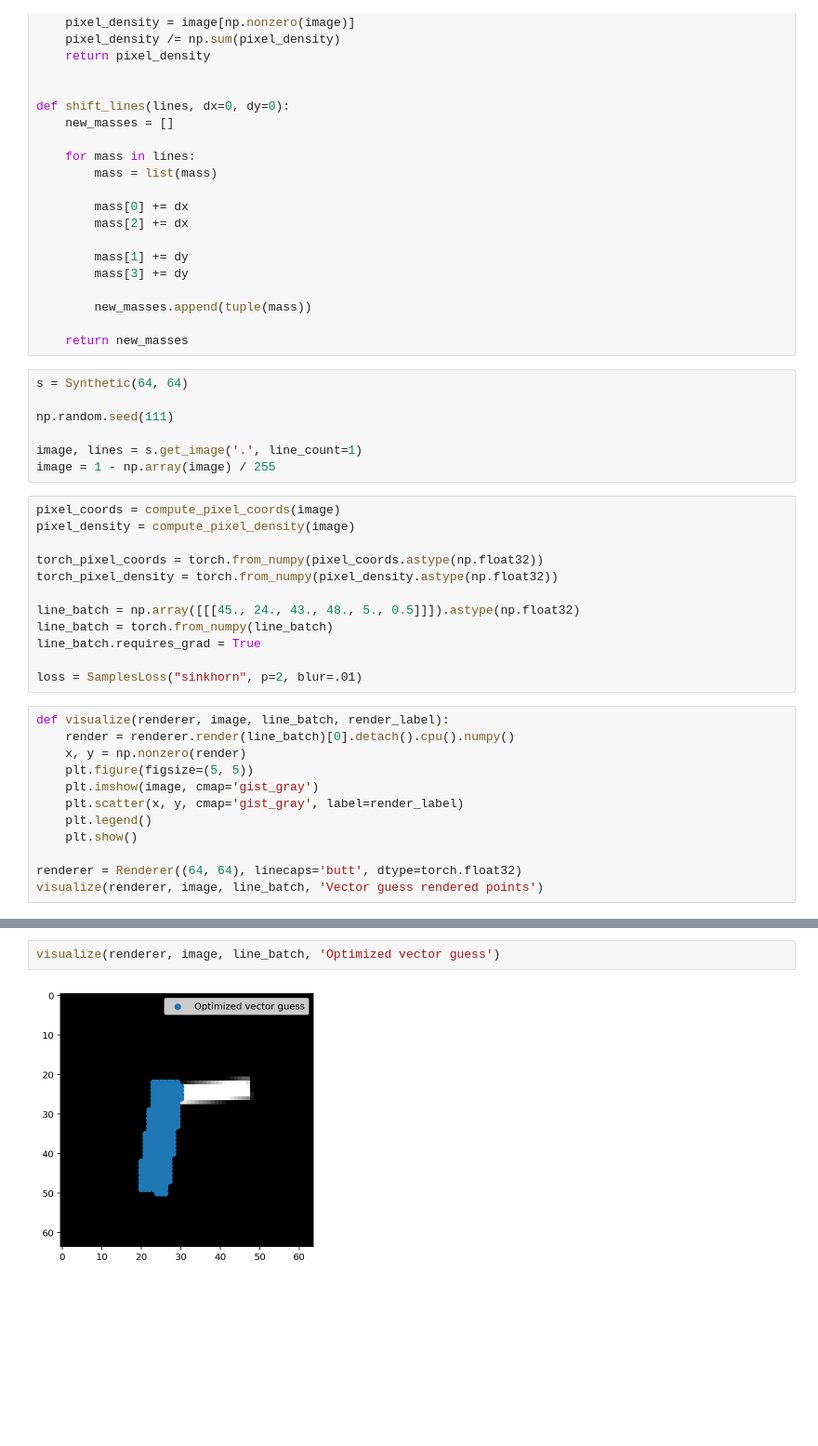
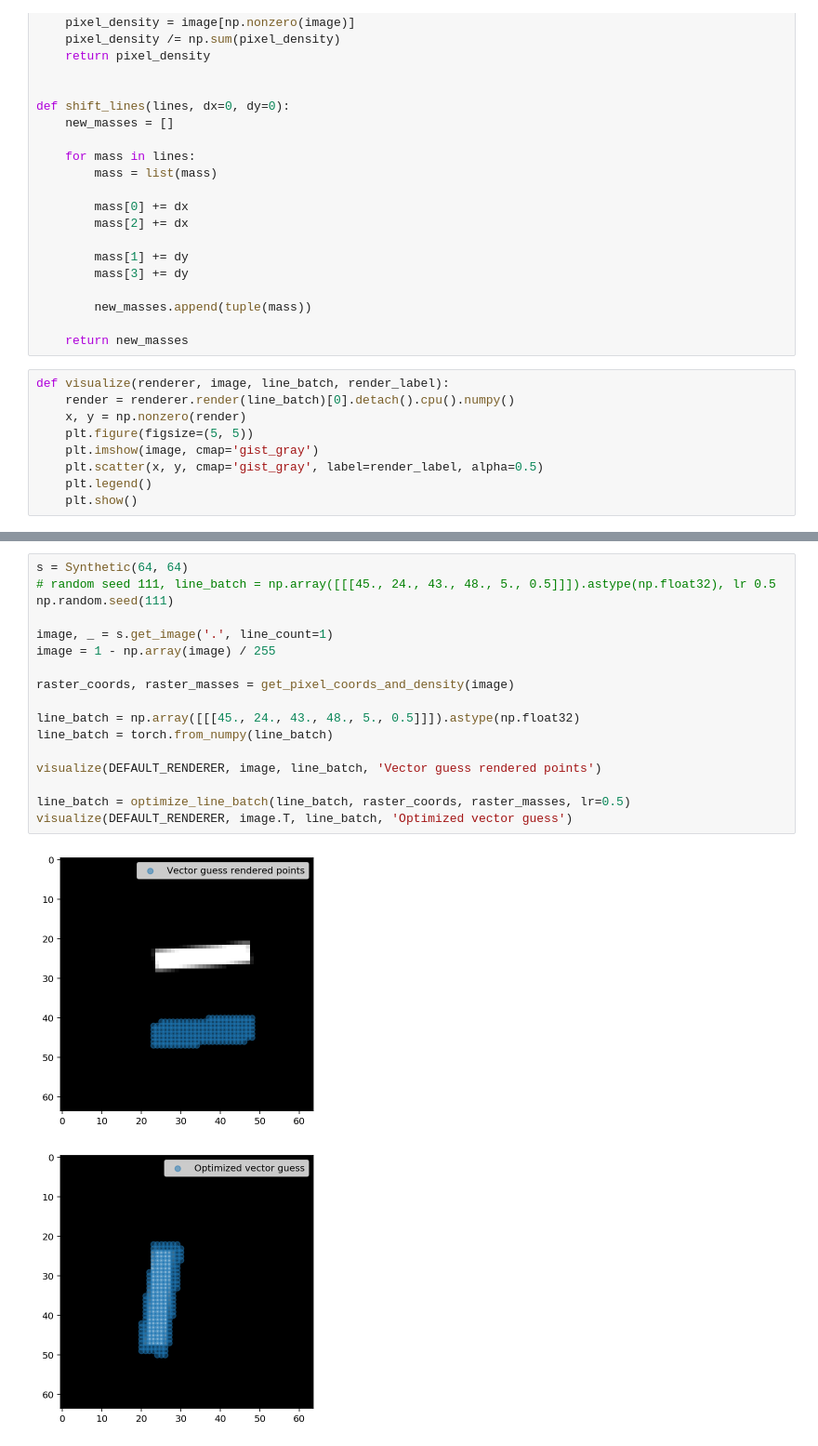
Before and after one commit to apnkv/optimization_vectorization, a Jupyter notebook: differentiable.ipynb, the cells around one changed output, grey strips where cells are left out. Shown at 93% size. Drawn from its saved outputs; the diff is of its cells as text; blank space fills up the shorter version.

Commit message:
Working transport through differentiable rendering

```diff
--- a/differentiable.ipynb
+++ b/differentiable.ipynb
@@ -39,34 +39,12 @@ def shift_lines(lines, dx=0, dy=0):
         new_masses.append(tuple(mass))
 
     return new_masses
-# %%
-s = Synthetic(64, 64)
-
-np.random.seed(111)
-
-image, lines = s.get_image('.', line_count=1)
-image = 1 - np.array(image) / 255
-# %%
-pixel_coords = compute_pixel_coords(image)
-pixel_density = compute_pixel_density(image)
-
-torch_pixel_coords = torch.from_numpy(pixel_coords.astype(np.float32))
-torch_pixel_density = torch.from_numpy(pixel_density.astype(np.float32))
-
-line_batch = np.array([[[45., 24., 43., 48., 5., 0.5]]]).astype(np.float32)
-line_batch = torch.from_numpy(line_batch)
-line_batch.requires_grad = True
-
-loss = SamplesLoss("sinkhorn", p=2, blur=.01)
 # %%
 def visualize(renderer, image, line_batch, render_label):
     render = renderer.render(line_batch)[0].detach().cpu().numpy()
     x, y = np.nonzero(render)
     plt.figure(figsize=(5, 5))
     plt.imshow(image, cmap='gist_gray')
-    plt.scatter(x, y, cmap='gist_gray', label=render_label)
+    plt.scatter(x, y, cmap='gist_gray', label=render_label, alpha=0.5)
     plt.legend()
     plt.show()
-
-renderer = Renderer((64, 64), linecaps='butt', dtype=torch.float32)
-visualize(renderer, image, line_batch, 'Vector guess rendered points')
@@ -98,4 +91,20 @@ for i in tqdm(range(50)):
-# %%
-visualize(renderer, image, line_batch, 'Optimized vector guess')
-# %% [output]
-[figure, removed]
+# %%
+s = Synthetic(64, 64)
+# random seed 111, line_batch = np.array([[[45., 24., 43., 48., 5., 0.5]]]).astype(np.float32), lr 0.5
+np.random.seed(111)
+
+image, _ = s.get_image('.', line_count=1)
+image = 1 - np.array(image) / 255
+
+raster_coords, raster_masses = get_pixel_coords_and_density(image)
+
+line_batch = np.array([[[45., 24., 43., 48., 5., 0.5]]]).astype(np.float32)
+line_batch = torch.from_numpy(line_batch)
+
+visualize(DEFAULT_RENDERER, image, line_batch, 'Vector guess rendered points')
+
+line_batch = optimize_line_batch(line_batch, raster_coords, raster_masses, lr=0.5)
+visualize(DEFAULT_RENDERER, image.T, line_batch, 'Optimized vector guess')
+# %% [output]
+[figure, added]
+[figure, added]
```
Also changed, not shown: parts of 6 cells of this notebook, 1 other file.
